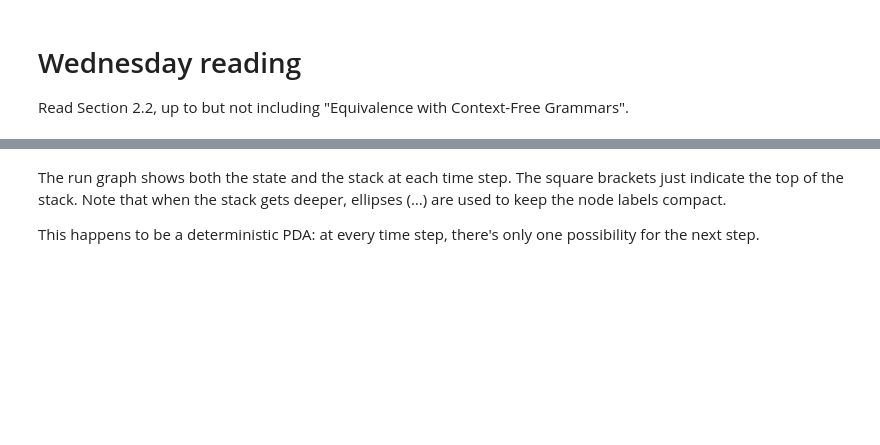
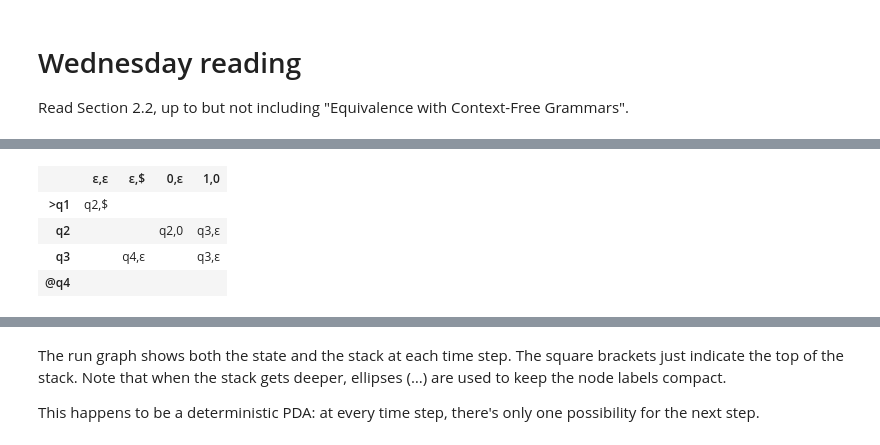
Before and after one commit to ND-CSE-30151/spring-2016, a Jupyter notebook: notes/week05/week05.ipynb, the cells around one changed output, grey strips where cells are left out. Drawn from its saved outputs; the diff is of its cells as text; code cells hidden in the pictures; blank space fills up the shorter version.

```diff
--- a/notes/week05/week05.ipynb
+++ b/notes/week05/week05.ipynb
@@ -50,5 +50,13 @@ m1
 # %% [output]
 [drawing not drawn]
+# %%
+to_table(m1)
+# %% [output]
+|  | ε,ε | ε,$ | 0,ε | 1,0 |
+| >q1 | q2,$ |  |  |  |
+| q2 |  |  | q2,0 | q3,ε |
+| q3 |  | q4,ε |  | q3,ε |
+| @q4 |  |  |  |  |
 # %%
 run(m1, "0 0 0 1 1 1")
 # %% [output]
```
Also changed, not shown: parts of 1 cell of this notebook, 3 other files.
